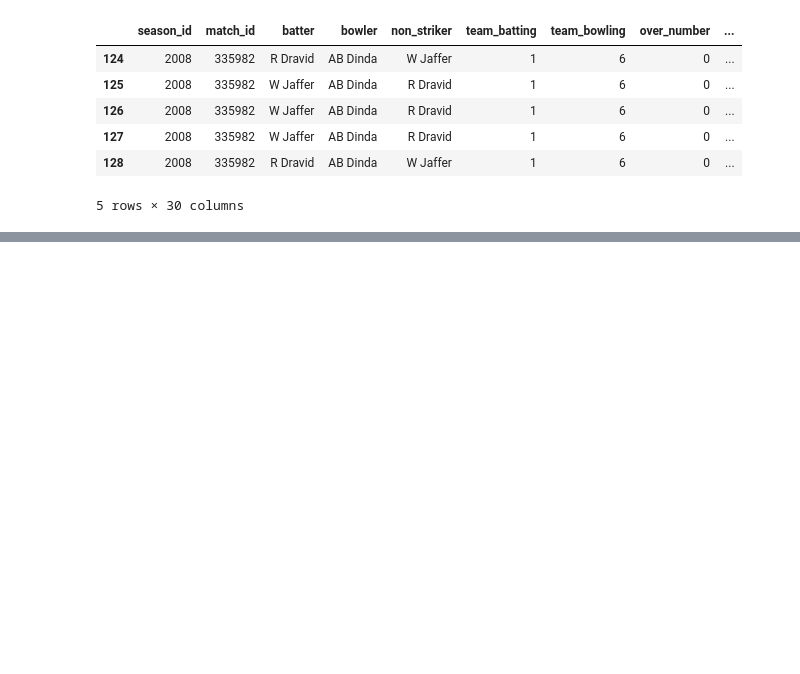
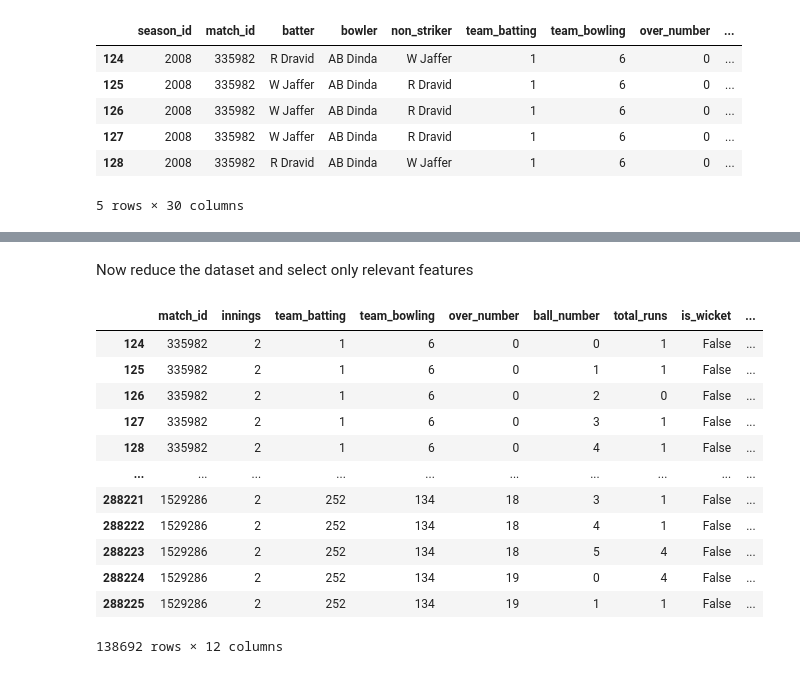
Before and after one commit to RavenKing45/IPL-Win-Probability-predictor, a Jupyter notebook: notebooks/Preprocessing and feature selection.ipynb, the cells around one changed output, grey strips where cells are left out. Cells and saved outputs as stored; diff of their text form; code cells hidden in the pictures; blank space fills up the shorter version.

Commit message:
Merged in earlier commit and added the required score to win the match

```diff
--- a/notebooks/Preprocessing and feature selection.ipynb
+++ b/notebooks/Preprocessing and feature selection.ipynb
@@ -122,0 +119,35 @@ second_innings
+# %% [markdown]
+Now reduce the dataset and select only relevant features
+# %%
+second_innings = second_innings[
+    [
+        "match_id",
+        "innings",
+        "team_batting",
+        "team_bowling",
+        "over_number",
+        "ball_number",
+        "total_runs",
+        "is_wicket",
+        "is_wide_ball",
+        "is_no_ball",
+        "current_score",
+        "wickets_lost"
+    ]
+]
+
+second_innings
+# %% [output]
+|  | match_id | innings | team_batting | team_bowling | over_number | ball_number | total_runs | is_wicket | ... |
+| 124 | 335982 | 2 | 1 | 6 | 0 | 0 | 1 | False | ... |
+| 125 | 335982 | 2 | 1 | 6 | 0 | 1 | 1 | False | ... |
+| 126 | 335982 | 2 | 1 | 6 | 0 | 2 | 0 | False | ... |
+| 127 | 335982 | 2 | 1 | 6 | 0 | 3 | 1 | False | ... |
+| 128 | 335982 | 2 | 1 | 6 | 0 | 4 | 1 | False | ... |
+| ... | ... | ... | ... | ... | ... | ... | ... | ... | ... |
+| 288221 | 1529286 | 2 | 252 | 134 | 18 | 3 | 1 | False | ... |
+| 288222 | 1529286 | 2 | 252 | 134 | 18 | 4 | 1 | False | ... |
+| 288223 | 1529286 | 2 | 252 | 134 | 18 | 5 | 4 | False | ... |
+| 288224 | 1529286 | 2 | 252 | 134 | 19 | 0 | 4 | False | ... |
+| 288225 | 1529286 | 2 | 252 | 134 | 19 | 1 | 1 | False | ... |
+138692 rows × 12 columns
```
Also changed, not shown: parts of 5 cells of this notebook.
